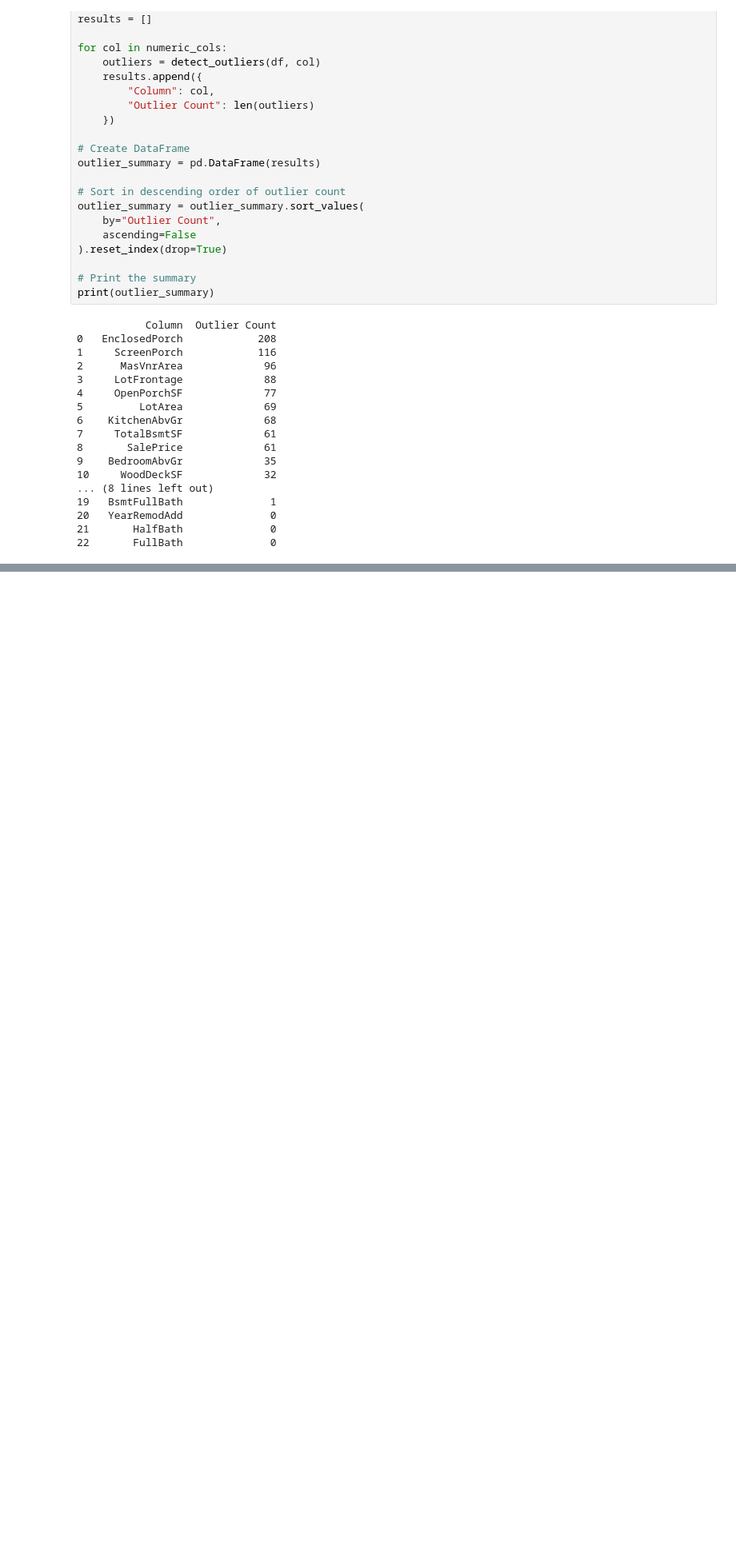
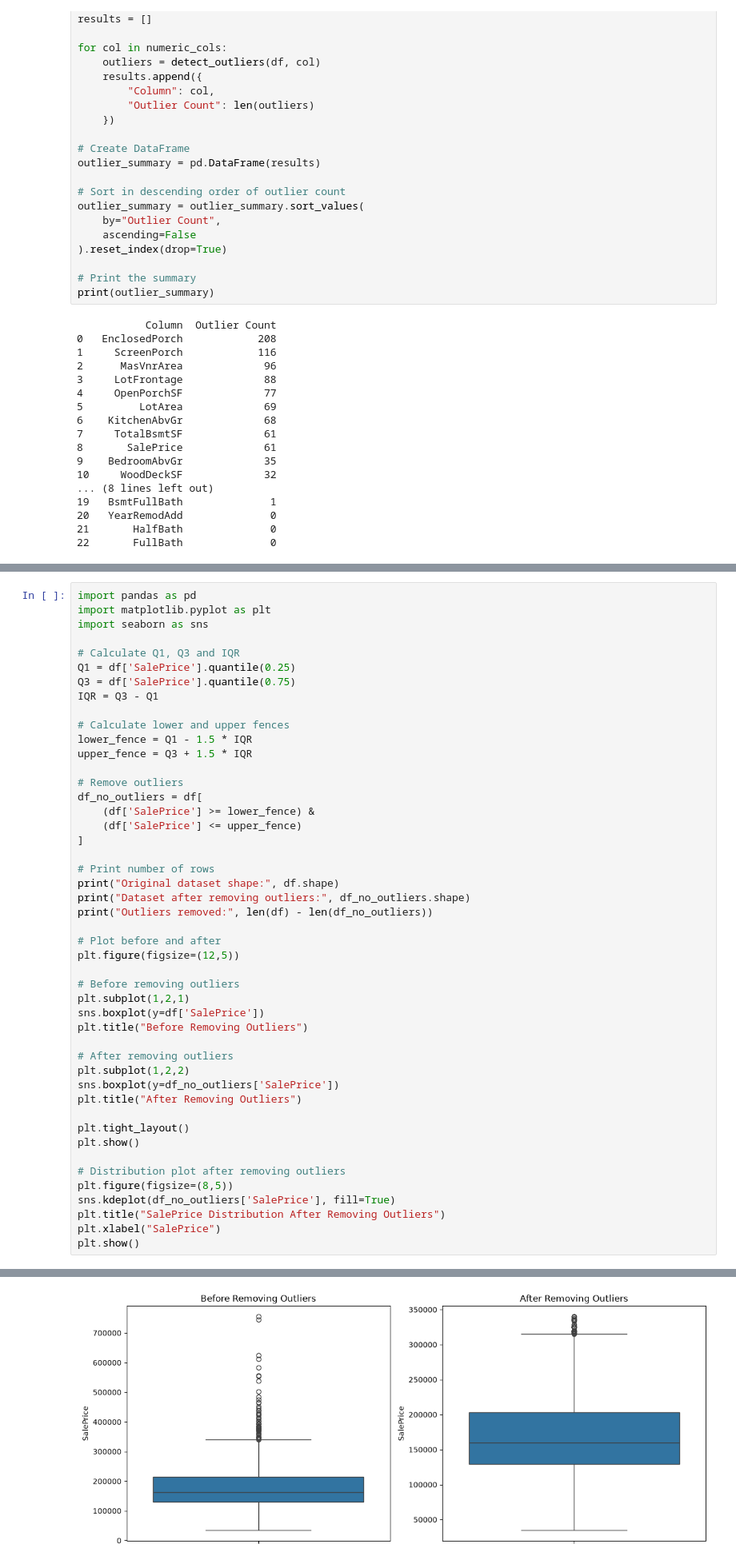
Before and after one commit to sahilsaeidkhan/just_Practice, a Jupyter notebook: house_prediction.ipynb, the cells around one changed output, grey strips where cells are left out. Shown at 80% size. Saved outputs shown, nothing was run; the diff lists cells and outputs as text; blank space fills up the shorter version.

```diff
--- a/house_prediction.ipynb
+++ b/house_prediction.ipynb
@@ -932,0 +948,48 @@ print(outlier_summary)
+# %%
+import pandas as pd
+import matplotlib.pyplot as plt
+import seaborn as sns
+
+# Calculate Q1, Q3 and IQR
+Q1 = df['SalePrice'].quantile(0.25)
+Q3 = df['SalePrice'].quantile(0.75)
+IQR = Q3 - Q1
+
+# Calculate lower and upper fences
+lower_fence = Q1 - 1.5 * IQR
+upper_fence = Q3 + 1.5 * IQR
+
+# Remove outliers
+df_no_outliers = df[
+    (df['SalePrice'] >= lower_fence) &
+    (df['SalePrice'] <= upper_fence)
+]
+
+# Print number of rows
+print("Original dataset shape:", df.shape)
+print("Dataset after removing outliers:", df_no_outliers.shape)
+print("Outliers removed:", len(df) - len(df_no_outliers))
+
+# Plot before and after
+plt.figure(figsize=(12,5))
+
+# Before removing outliers
+plt.subplot(1,2,1)
+sns.boxplot(y=df['SalePrice'])
+plt.title("Before Removing Outliers")
+
+# After removing outliers
+plt.subplot(1,2,2)
+sns.boxplot(y=df_no_outliers['SalePrice'])
+plt.title("After Removing Outliers")
+
+plt.tight_layout()
+plt.show()
+
+# Distribution plot after removing outliers
+plt.figure(figsize=(8,5))
+sns.kdeplot(df_no_outliers['SalePrice'], fill=True)
+plt.title("SalePrice Distribution After Removing Outliers")
+plt.xlabel("SalePrice")
+plt.show()
+# %% [output]
@@ -932,0 +999 @@ print(outlier_summary)
+[figure, added]
```
Also changed, not shown: parts of 4 cells of this notebook.
